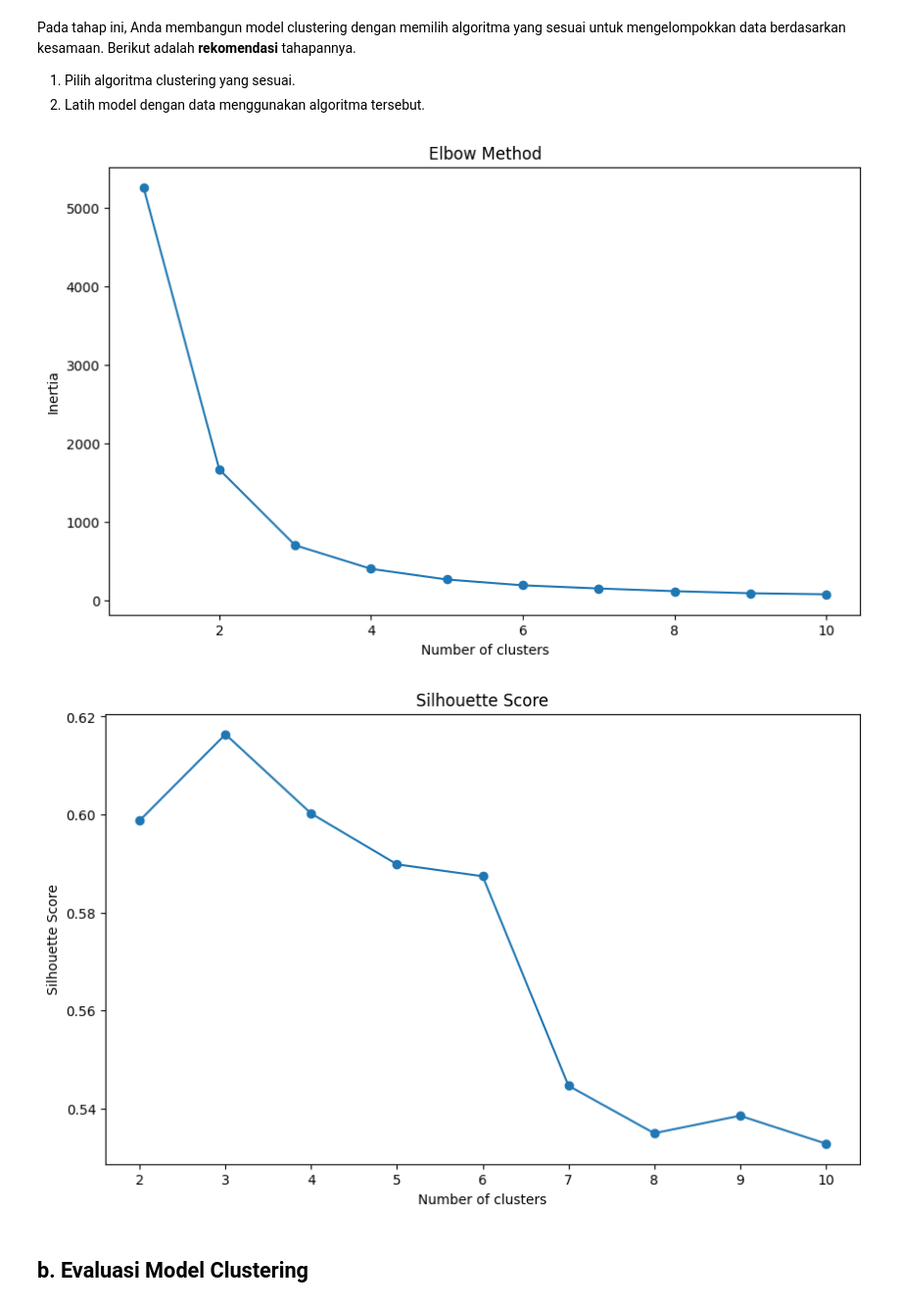
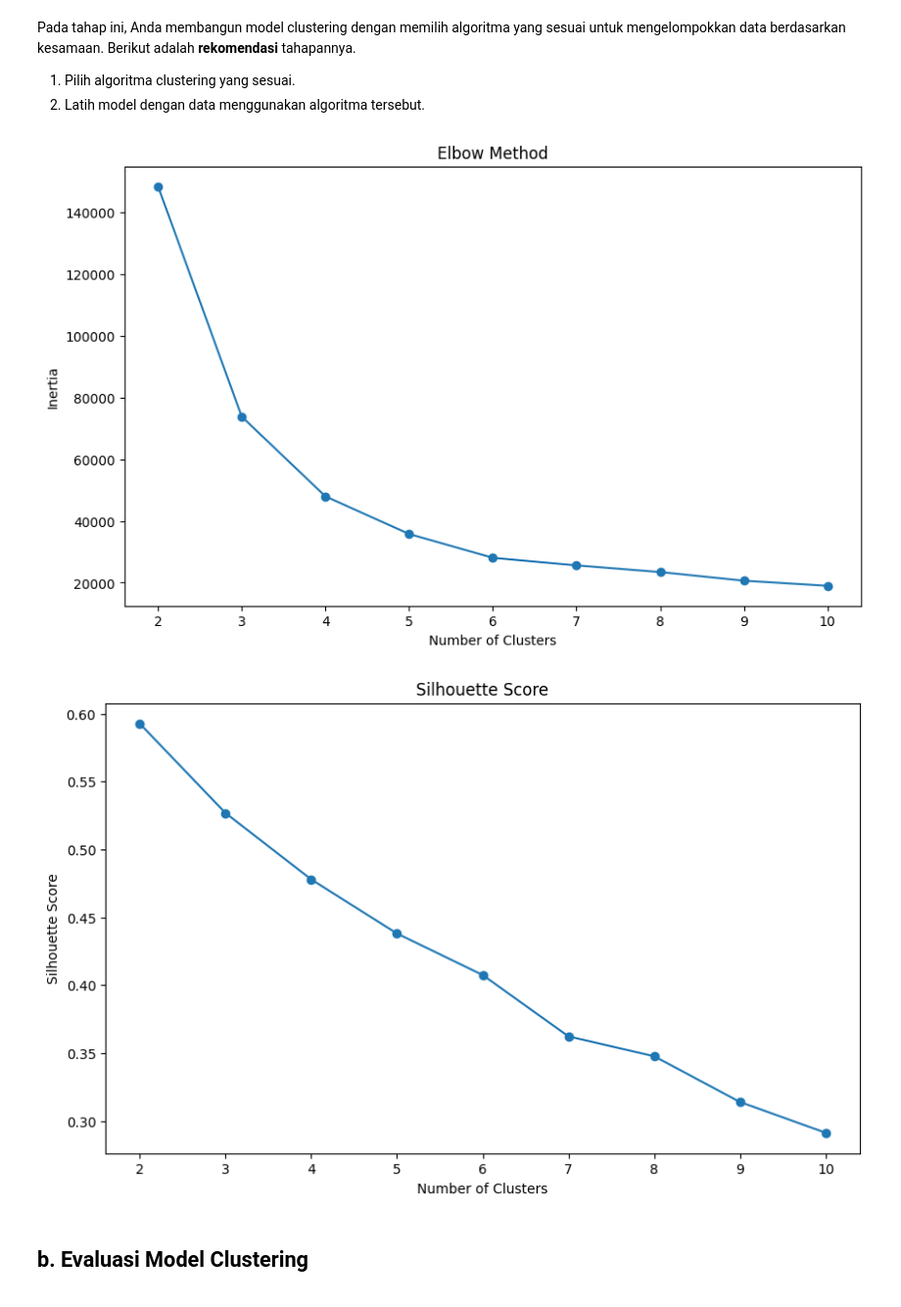
Before and after one commit to gitHUBmichael20/machine-learning-submissions, a Jupyter notebook: [Clustering]_Submission_Akhir_BMLP_Michael_Teguh_Carlo_Simbolon.ipynb, the cells around one changed output. Shown: that part at 98% size. Cells and saved outputs as stored; diff of their text form; code cells hidden in the pictures.

```diff
--- a/[Clustering]_Submission_Akhir_BMLP_Michael_Teguh_Carlo_Simbolon.ipynb
+++ b/[Clustering]_Submission_Akhir_BMLP_Michael_Teguh_Carlo_Simbolon.ipynb
@@ -120,20 +139,3 @@ Berikut adalah tahapan-tahapan yang bisa dilakukan, tetapi **tidak terbatas** pa
 6. Binning (Pengelompokan Data)
 
 Cukup sesuaikan dengan karakteristik data yang kamu gunakan yah.
-# %%
-# Menangani missing values (jika ada)
-df = df.dropna()
-
-# Encoding data kategorikal
-label_encoder = LabelEncoder()
-df['provinsi'] = label_encoder.fit_transform(df['provinsi'])
-df['jenis'] = label_encoder.fit_transform(df['jenis'])
-df['daerah'] = label_encoder.fit_transform(df['daerah'])
-df['periode'] = label_encoder.fit_transform(df['periode'])
-
-# Normalisasi data numerik
-scaler = StandardScaler()
-df[['gk']] = scaler.fit_transform(df[['gk']])
-
-# Menampilkan dataset setelah preprocessing
-print(df.head())
@@ -153,44 +173,37 @@ Pada tahap ini, Anda membangun model clustering dengan memilih algoritma yang se
 1. Pilih algoritma clustering yang sesuai.
 2. Latih model dengan data menggunakan algoritma tersebut.
 # %%
-# Menentukan jumlah cluster optimal dengan Elbow Method
+# Tentukan jumlah cluster optimal menggunakan Silhouette Score dan Elbow Method
 inertia = []
-for k in range(1, 11):
-    kmeans = KMeans(n_clusters=k, random_state=42)
-    kmeans.fit(df[['gk']])
+silhouette_scores = []
+n_clusters_range = range(2, 11)
+
+for n in n_clusters_range:
+    kmeans = KMeans(n_clusters=n, random_state=42)
+    cluster_labels = kmeans.fit_predict(X)
     inertia.append(kmeans.inertia_)
+    if n > 1:
+        silhouette_avg = silhouette_score(X, cluster_labels)
+        silhouette_scores.append(silhouette_avg)
 
 # Plot Elbow Method
 plt.figure(figsize=(10, 6))
-plt.plot(range(1, 11), inertia, marker='o')
+plt.plot(list(n_clusters_range), inertia, marker='o')
 plt.title('Elbow Method')
-plt.xlabel('Number of clusters')
+plt.xlabel('Number of Clusters')
 plt.ylabel('Inertia')
 plt.show()
 
-# Menentukan jumlah cluster optimal dengan Silhouette Score
-silhouette_scores = []
-for k in range(2, 11):
-    kmeans = KMeans(n_clusters=k, random_state=42)
-    kmeans.fit(df[['gk']])
-    score = silhouette_score(df[['gk']], kmeans.labels_)
-    silhouette_scores.append(score)
-
 # Plot Silhouette Score
 plt.figure(figsize=(10, 6))
-plt.plot(range(2, 11), silhouette_scores, marker='o')
+plt.plot(list(n_clusters_range), silhouette_scores, marker='o')
 plt.title('Silhouette Score')
-plt.xlabel('Number of clusters')
+plt.xlabel('Number of Clusters')
 plt.ylabel('Silhouette Score')
 plt.show()
-
-# Membangun model KMeans dengan jumlah cluster optimal
-optimal_k = 3  # Misalnya, berdasarkan Elbow Method dan Silhouette Score
-kmeans = KMeans(n_clusters=optimal_k, random_state=42)
-df['Cluster'] = kmeans.fit_predict(df[['gk']])
 # %% [output]
-[figure, old version]
+[figure, new version]
-[figure, old version]
+[figure, new version]
 # %% [markdown]
 ## **b. Evaluasi Model Clustering**
 # %% [markdown]
```
Also changed, not shown: parts of 14 cells of this notebook, 2 other files.
